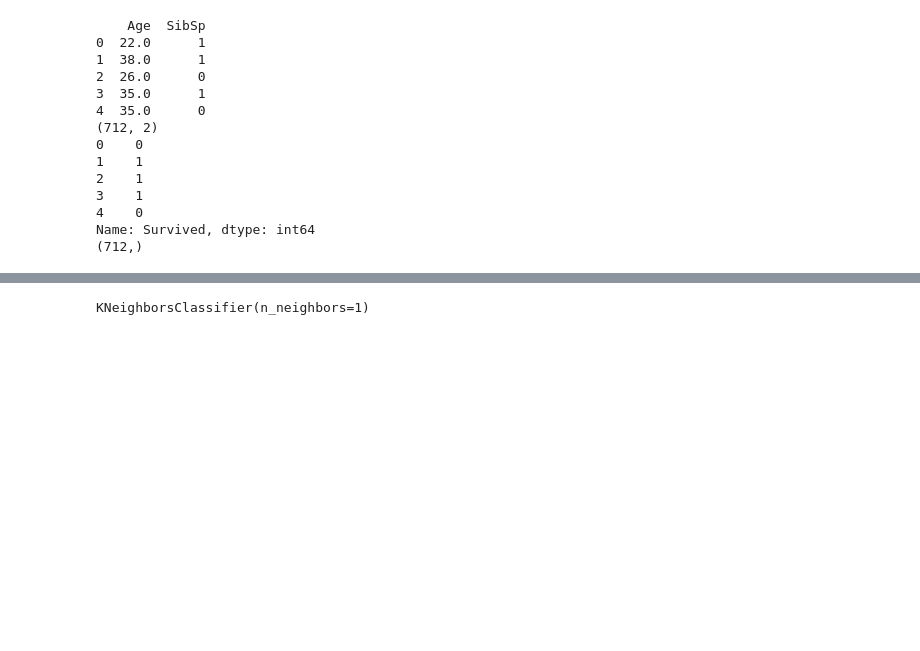
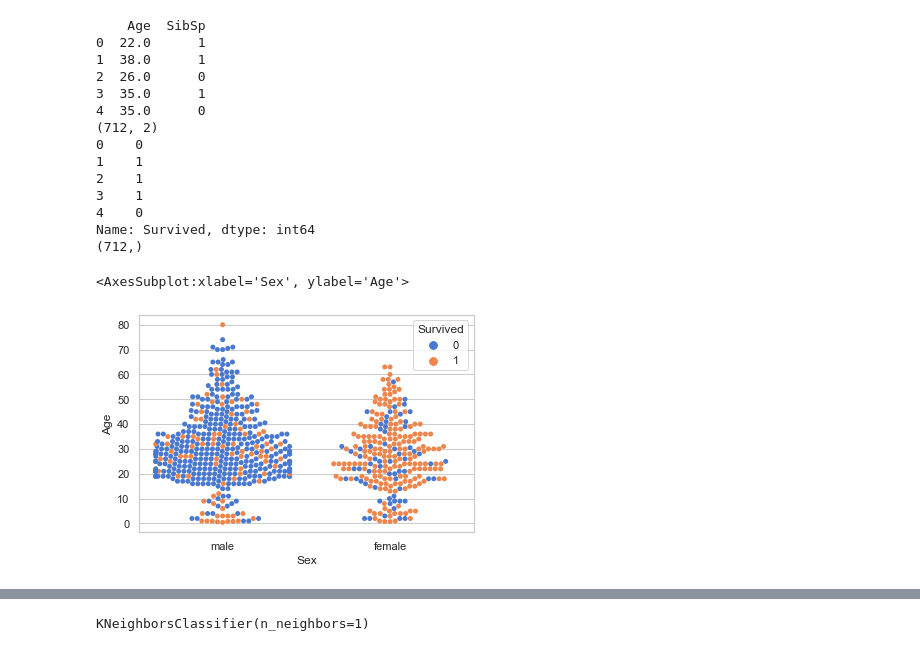
Before and after one commit to jmkenny94/Kaggle-Competitions, a Jupyter notebook: titanic_model.ipynb, the cells around one changed output, grey strips where cells are left out. Cells and saved outputs as stored; diff of their text form; code cells hidden in the pictures; blank space fills up the shorter version.

Commit message:
Visualization

```diff
--- a/titanic_model.ipynb
+++ b/titanic_model.ipynb
@@ -145,3 +145,10 @@ print(y.shape)
 4    0
 Name: Survived, dtype: int64
 (712,)
+# %%
+sns.set(style = 'whitegrid', palette = 'muted')#customize
+
+sns.swarmplot(x=df.Sex, y = df.Age, hue=df.Survived)
+# %% [output]
+<AxesSubplot:xlabel='Sex', ylabel='Age'>
+[figure, added]
```
Also changed, not shown: parts of 4 cells of this notebook.
